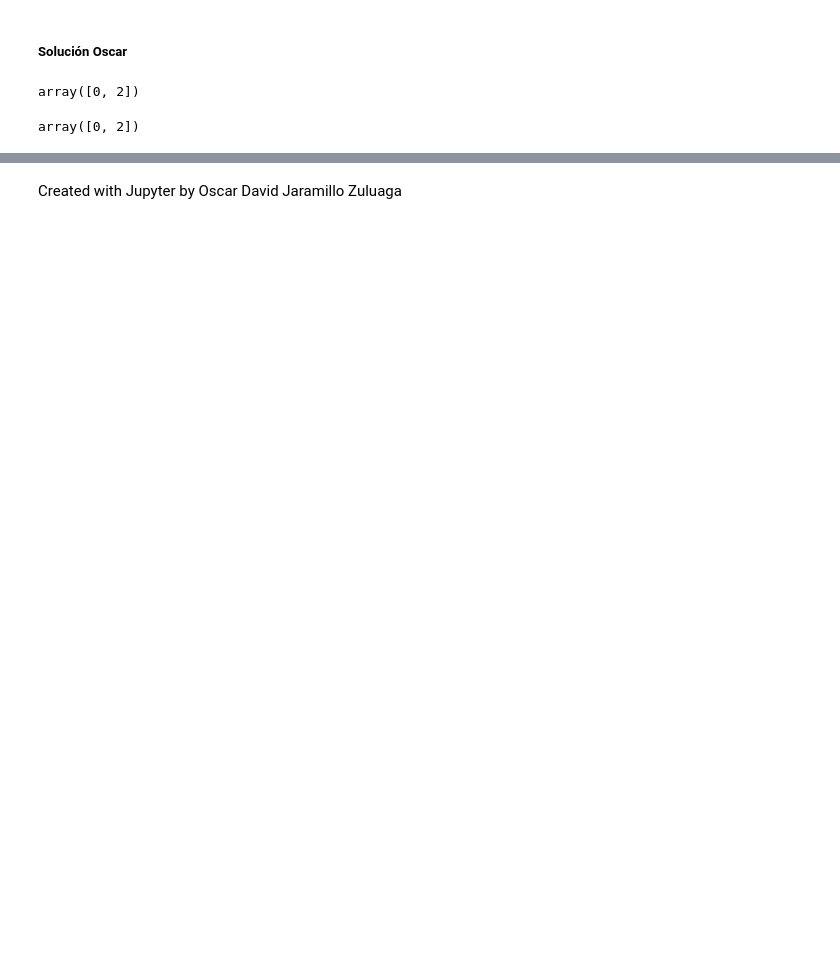
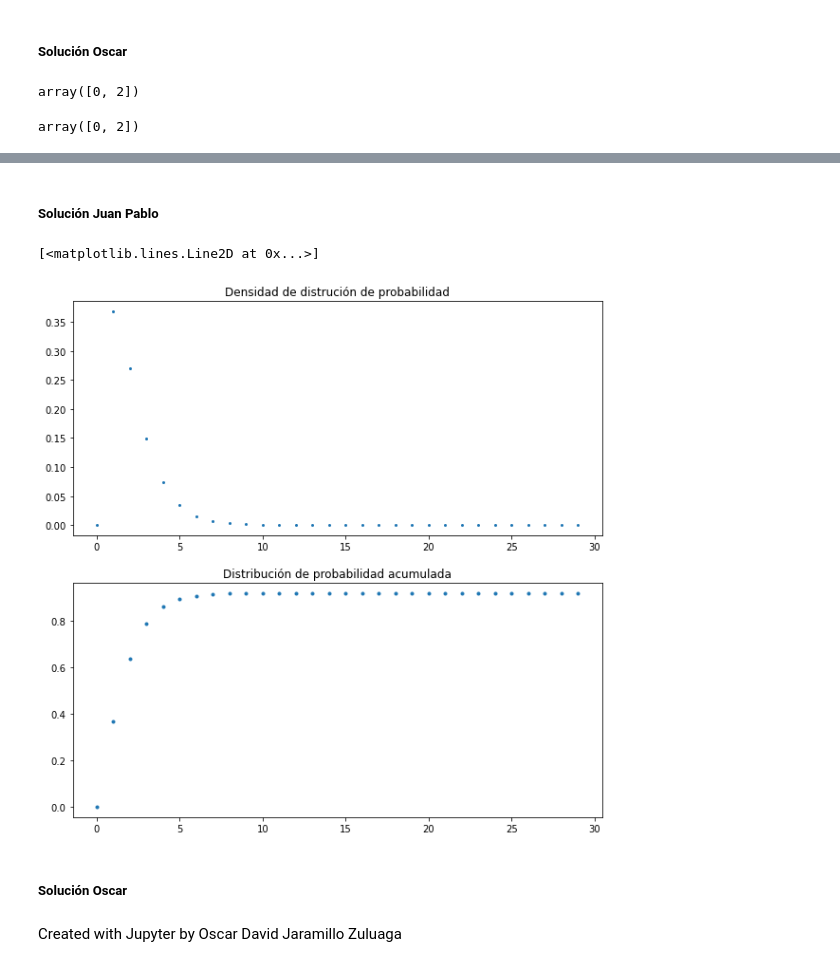
Before and after one commit to OscarFlores-IFi/SPF-2021-Tareas, a Jupyter notebook: Tareas/Tarea2.ipynb, the cells around one changed output, grey strips where cells are left out. Drawn from its saved outputs; the diff is of its cells as text; code cells hidden in the pictures; blank space fills up the shorter version.

Commit message:
Tarea2 JuanPabloRuiz

```diff
--- a/Tareas/Tarea2.ipynb
+++ b/Tareas/Tarea2.ipynb
@@ -959,3 +1091,35 @@ array([0, 2])
+# %% [markdown]
+##### Solución Juan Pablo
+# %%
+N = 30
+l = [1, 3, 5]
+k = np.arange(N)
+
+p = lambda k,l: (l**k * np.exp(-l)) / sps.factorial(k) # función de densidad
+
+x= np.zeros(N)
+
+def relleno(i):
+    global x
+
+    x[i] = p(l[0],k[i])
+
+[relleno(i) for i in range(1,N)]
+
+fig, (ax1, ax2) = plt.subplots(2, 1, figsize=(10,10)); # creando las figuras
+
+ax1.title.set_text('Densidad de distrución de probabilidad')
+ax2.title.set_text('Distribución de probabilidad acumulada')
+
+ax1.plot(x,'o', markersize=2)
+
+
+ax2.plot(np.cumsum(x),'o', markersize=3)
+# %% [output]
+[<matplotlib.lines.Line2D at 0x...>]
+[figure, added]
+# %% [markdown]
+##### Solución Oscar
 # %% [markdown]
 <script>
   $(document).ready(function(){
```
Also changed, not shown: parts of 10 cells of this notebook.
